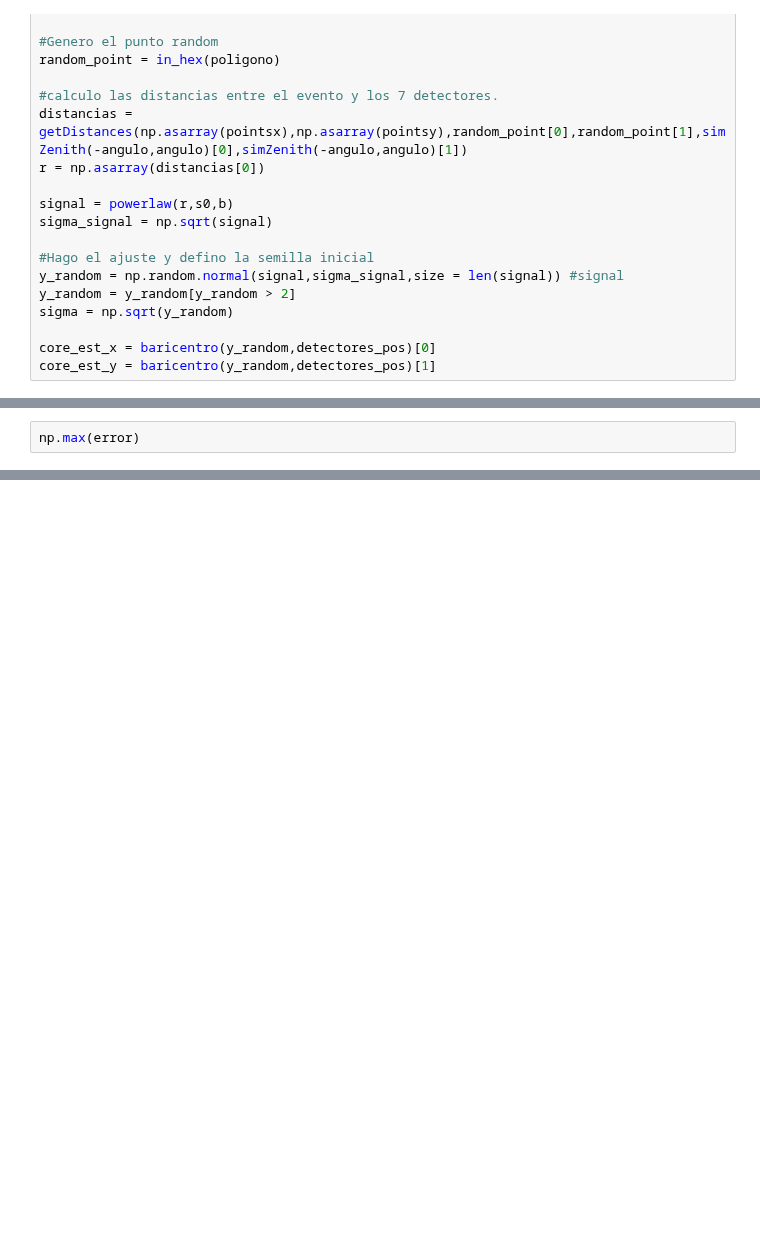
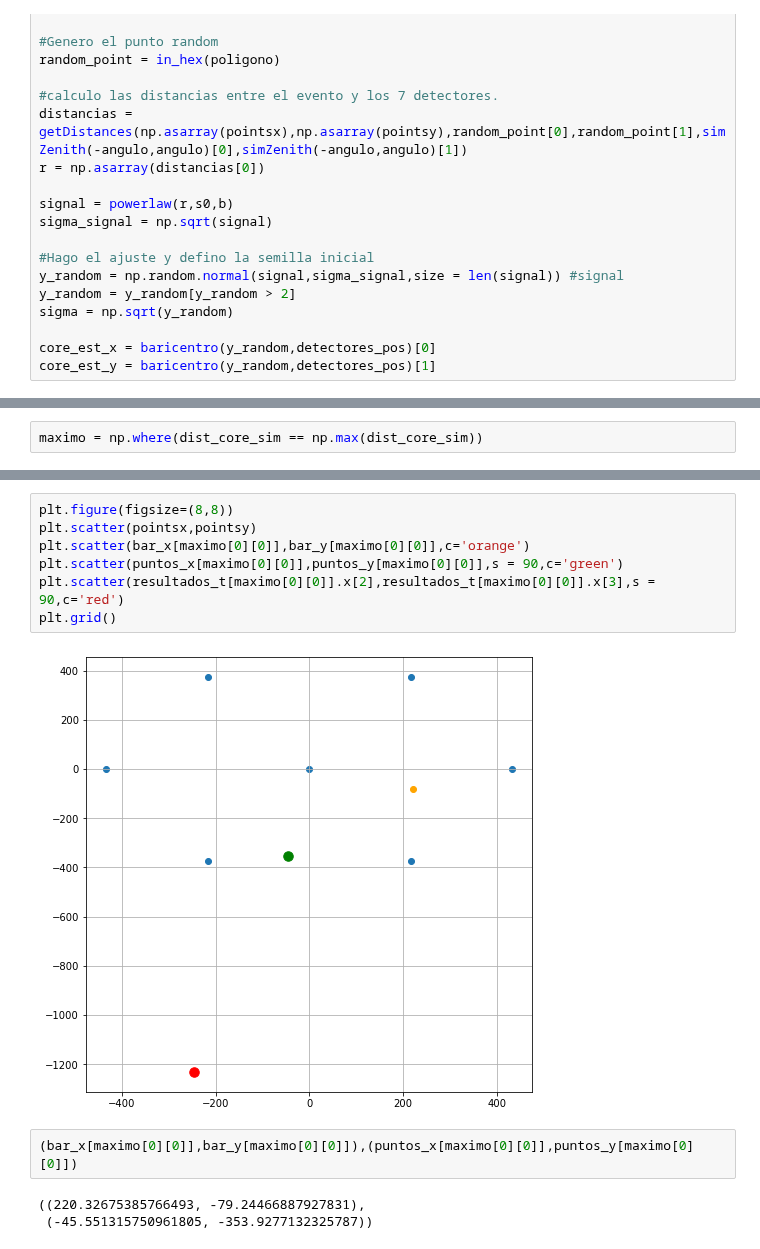
Before and after one commit to alexispacek/lab, a Jupyter notebook: Core no fijo.ipynb, the cells around one changed output, grey strips where cells are left out. Saved outputs shown, nothing was run; the diff lists cells and outputs as text; blank space fills up the shorter version.

```diff
--- a/Core no fijo.ipynb
+++ b/Core no fijo.ipynb
@@ -248,2 +278,2 @@ Falso/(Verd+Falso)
 # %%
-np.max(error)
+maximo = np.where(dist_core_sim == np.max(dist_core_sim))
@@ -251,0 +300,14 @@ np.max(error)
+# %%
+plt.figure(figsize=(8,8))
+plt.scatter(pointsx,pointsy)
+plt.scatter(bar_x[maximo[0][0]],bar_y[maximo[0][0]],c='orange')
+plt.scatter(puntos_x[maximo[0][0]],puntos_y[maximo[0][0]],s = 90,c='green')
+plt.scatter(resultados_t[maximo[0][0]].x[2],resultados_t[maximo[0][0]].x[3],s = 90,c='red')
+plt.grid()
+# %% [output]
+[figure, added]
+# %%
+(bar_x[maximo[0][0]],bar_y[maximo[0][0]]),(puntos_x[maximo[0][0]],puntos_y[maximo[0][0]])
+# %% [output]
+((220.32675385766493, -79.24466887927831),
+ (-45.551315750961805, -353.9277132325787))
```
Also changed, not shown: parts of 10 cells of this notebook.
